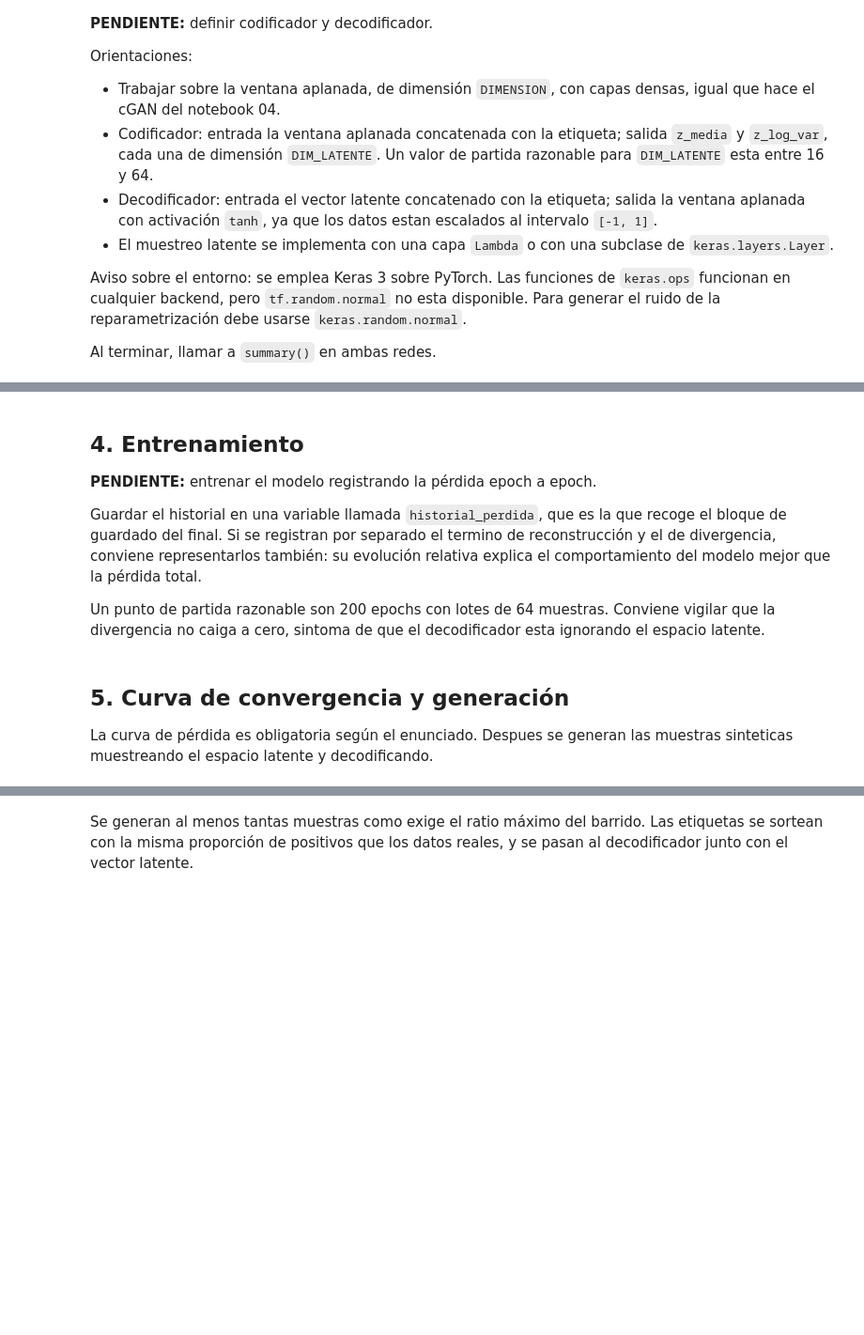
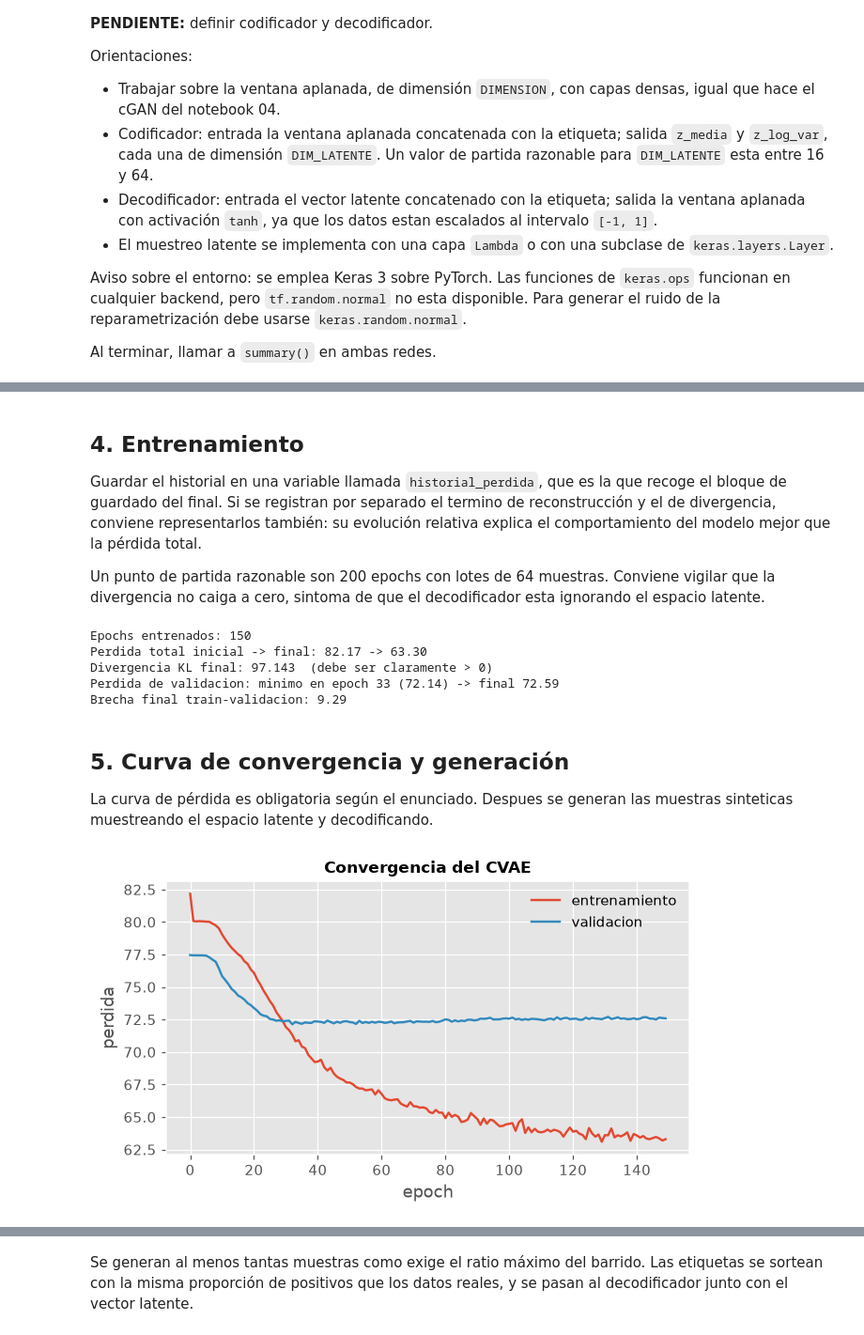
Before and after one commit to raulrodriguezlr/B5-T1, a Jupyter notebook: notebooks/05_generador_cvae.ipynb, the cells around one changed output, grey strips where cells are left out. Shown at 94% size. Cells and saved outputs as stored; diff of their text form; code cells hidden in the pictures; blank space fills up the shorter version.

Commit message:
CVAE

```diff
--- a/notebooks/05_generador_cvae.ipynb
+++ b/notebooks/05_generador_cvae.ipynb
@@ -133,7 +308,5 @@ DIM_LATENTE = 32   # ajustar si procede
 # %% [markdown]
 ## 4. Entrenamiento
-
-**PENDIENTE:** entrenar el modelo registrando la pérdida epoch a epoch.
 
 Guardar el historial en una variable llamada `historial_perdida`, que es la que
 recoge el bloque de guardado del final. Si se registran por separado el termino
@@ -150,3 +320,41 @@ ignorando el espacio latente.
+# %%
+EPOCHS_CVAE = 150
+BATCH_CVAE = 64
+
+X_val_plano = X_val.reshape(len(X_val), DIMENSION)
+
+historia = cvae.fit(
+    [X_plano, y_real], X_plano,
+    validation_data=([X_val_plano, y_val], X_val_plano),
+    epochs=EPOCHS_CVAE,
+    batch_size=BATCH_CVAE,
+    verbose=0,
+)
+
+historial_perdida = historia.history["loss"]
+val_perdida = historia.history["val_loss"]
+
+# Se comprueba que la divergencia no haya colapsado a cero: si lo hubiera hecho,
+# el decodificador estaria ignorando el espacio latente y todas las muestras
+# saldrian iguales.
+zm, zlv, _ = codificador.predict([X_plano, y_real], verbose=0)
+kl_final = float(-0.5 * np.mean(np.sum(1 + zlv - zm**2 - np.exp(zlv), axis=1)))
+epoca_min_val = int(np.argmin(val_perdida)) + 1
+print(f"Epochs entrenados: {len(historial_perdida)}")
+print(f"Perdida total inicial -> final: {historial_perdida[0]:.2f} -> {historial_perdida[-1]:.2f}")
+print(f"Divergencia KL final: {kl_final:.3f}  (debe ser claramente > 0)")
+# Diagnostico de sobreajuste: con dropout la perdida de validacion toca fondo
+# mas tarde y su repunte posterior es pequeno; la brecha final entre train y
+# validacion queda contenida.
+print(f"Perdida de validacion: minimo en epoch {epoca_min_val} "
+      f"({min(val_perdida):.2f}) -> final {val_perdida[-1]:.2f}")
+print(f"Brecha final train-validacion: {val_perdida[-1] - historial_perdida[-1]:.2f}")
+# %% [output]
+Epochs entrenados: 150
+Perdida total inicial -> final: 82.17 -> 63.30
+Divergencia KL final: 97.143  (debe ser claramente > 0)
+Perdida de validacion: minimo en epoch 33 (72.14) -> final 72.59
+Brecha final train-validacion: 9.29
 # %% [markdown]
 ## 5. Curva de convergencia y generación
 
@@ -157,0 +363,6 @@ muestras sinteticas muestreando el espacio latente y decodificando.
+# %%
+graficos.curva_perdida(
+    historia.history, "Convergencia del CVAE", "05_perdida_cvae")
+plt.show()
+# %% [output]
+[figure, added]
```
Also changed, not shown: parts of 22 cells of this notebook.
